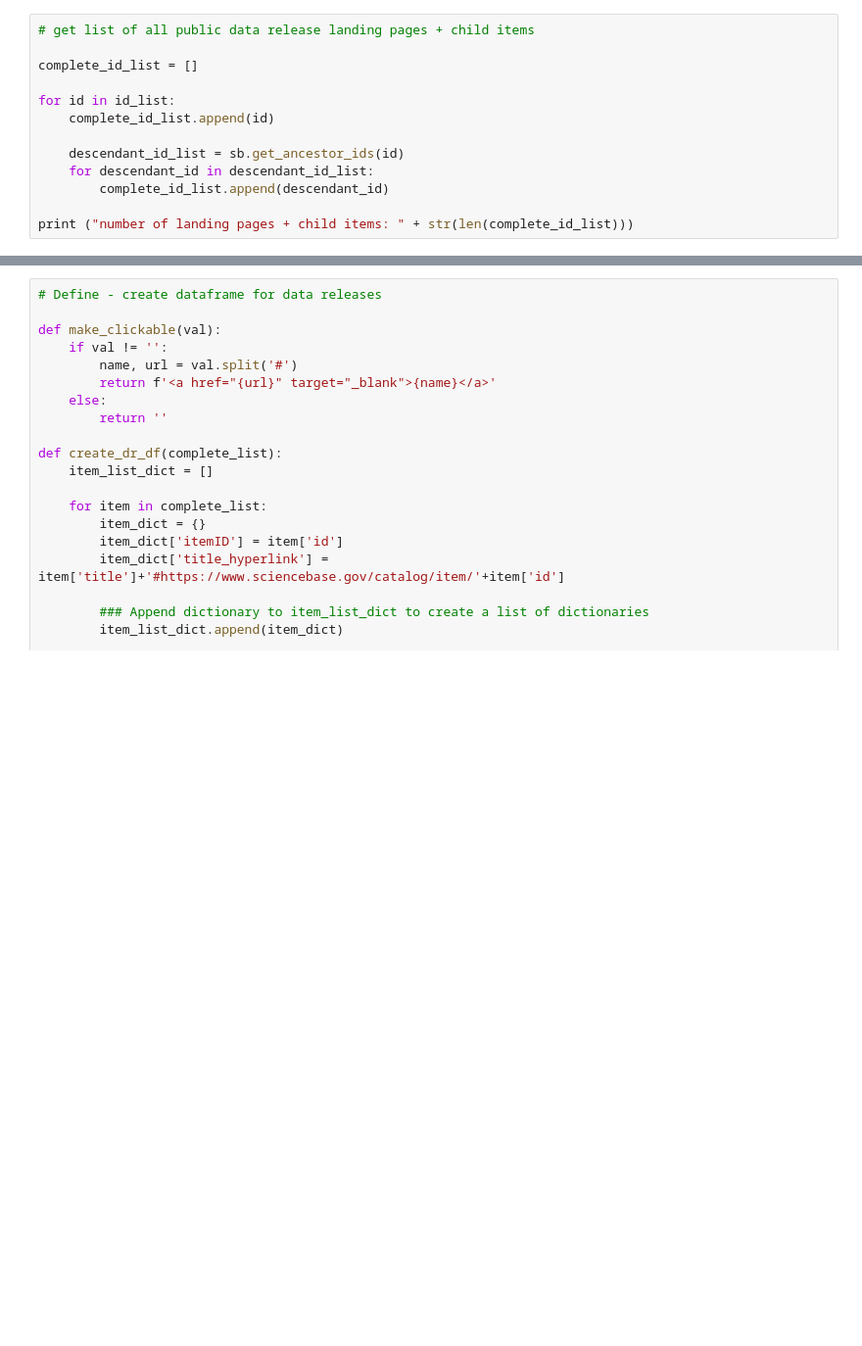
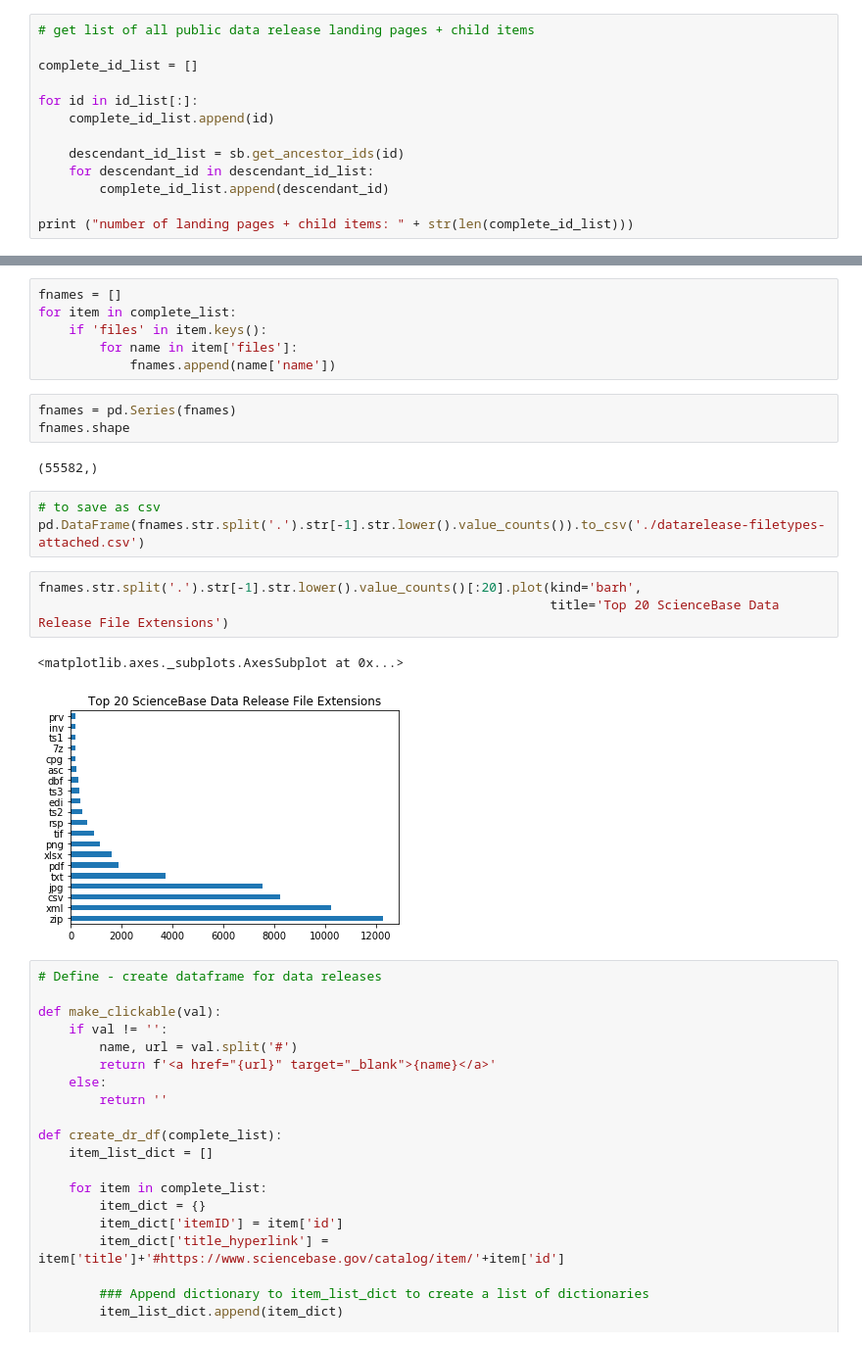
Before and after one commit to gcdonovan/data_assist_project, a Jupyter notebook: sb_items.ipynb, the cells around one changed output, grey strips where cells are left out. Shown: that part at 98% size. Saved outputs shown, nothing was run; the diff lists cells and outputs as text; blank space fills up the shorter version.

Commit message:
📈 adding file extension

```diff
--- a/sb_items.ipynb
+++ b/sb_items.ipynb
@@ -70,7 +38,7 @@ number of data releases: 3452
 
 complete_id_list = []
 
-for id in id_list:
+for id in id_list[:]:
     complete_id_list.append(id)
 
     descendant_id_list = sb.get_ancestor_ids(id)
@@ -139,3 +110,23 @@ len(complete_list)
+# %%
+fnames = []
+for item in complete_list:
+    if 'files' in item.keys():
+        for name in item['files']:
+            fnames.append(name['name'])
+# %%
+fnames = pd.Series(fnames)
+fnames.shape
+# %% [output]
+(55582,)
+# %%
+# to save as csv
+pd.DataFrame(fnames.str.split('.').str[-1].str.lower().value_counts()).to_csv('./datarelease-filetypes-attached.csv')
+# %%
+fnames.str.split('.').str[-1].str.lower().value_counts()[:20].plot(kind='barh',
+                                                                   title='Top 20 ScienceBase Data Release File Extensions')
+# %% [output]
+<matplotlib.axes._subplots.AxesSubplot at 0x...>
+[figure, added]
 # %%
 # Define - create dataframe for data releases
 
```
Also changed, not shown: parts of 12 cells of this notebook, 2 other files.
